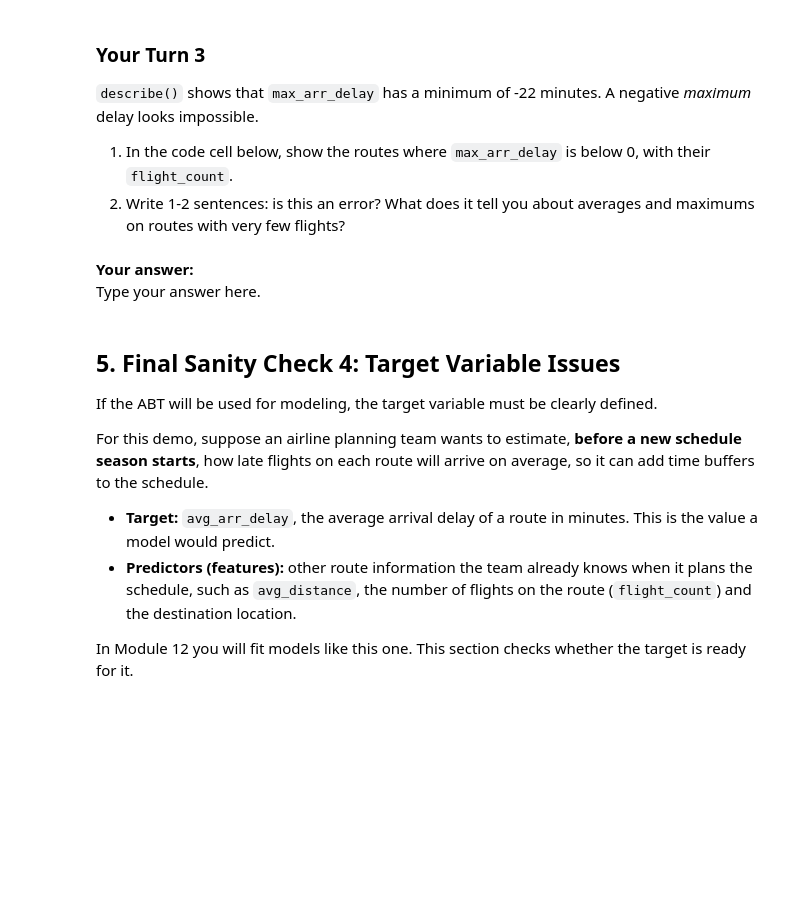
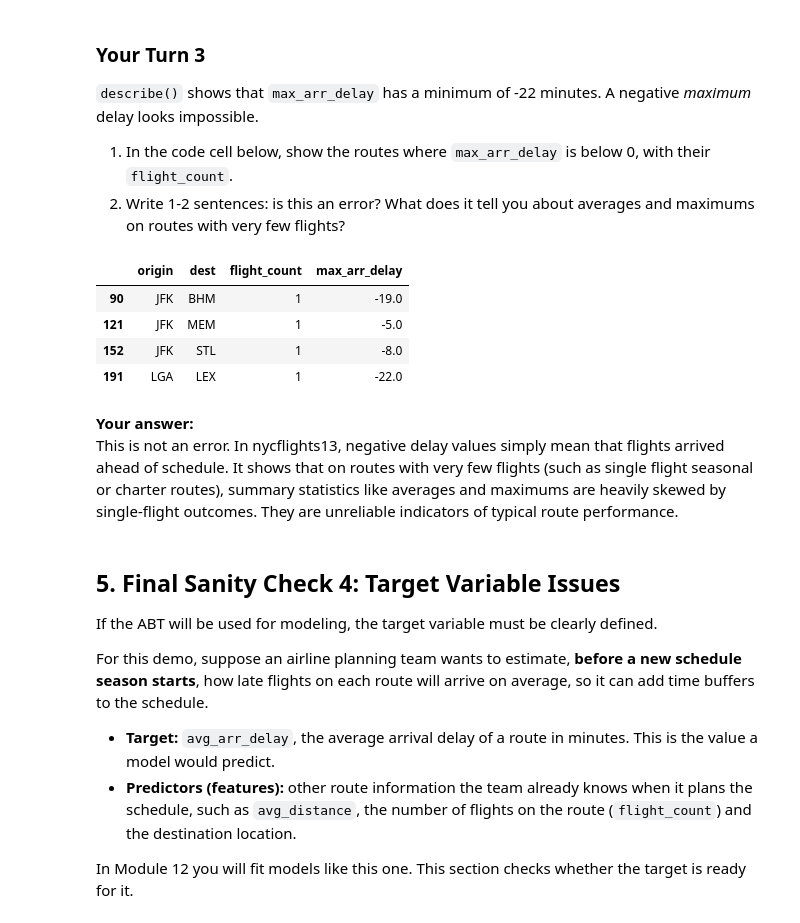
Before and after one commit to tejsai123/ban6003-week11-Tejsai, a Jupyter notebook: notebooks/module11_abt_documentation_guided_lab.ipynb, the cells around one changed output. Saved outputs shown, nothing was run; the diff lists cells and outputs as text; code cells hidden in the pictures; blank space fills up the shorter version.

```diff
--- a/notebooks/module11_abt_documentation_guided_lab.ipynb
+++ b/notebooks/module11_abt_documentation_guided_lab.ipynb
@@ -243,10 +330,18 @@ Extreme values do not automatically mean errors. They may be real business signa
 # %%
 # Your Turn 3
 # Show the routes with a negative max_arr_delay and their flight_count.
 # Hint: filter route_abt with a Boolean condition, then select a few columns.
+
+route_abt[route_abt["max_arr_delay"] < 0][["origin", "dest", "flight_count", "max_arr_delay"]]
+# %% [output]
+|  | origin | dest | flight_count | max_arr_delay |
+| 90 | JFK | BHM | 1 | -19.0 |
+| 121 | JFK | MEM | 1 | -5.0 |
+| 152 | JFK | STL | 1 | -8.0 |
+| 191 | LGA | LEX | 1 | -22.0 |
 # %% [markdown]
 **Your answer:**
-Type your answer here.
+This is not an error. In nycflights13, negative delay values simply mean that flights arrived ahead of schedule. It shows that on routes with very few flights (such as single flight seasonal or charter routes), summary statistics like averages and maximums are heavily skewed by single-flight outcomes. They are unreliable indicators of typical route performance.
 # %% [markdown]
 ## 5. Final Sanity Check 4: Target Variable Issues
 
```
Also changed, not shown: parts of 30 cells of this notebook, 3 other files.
